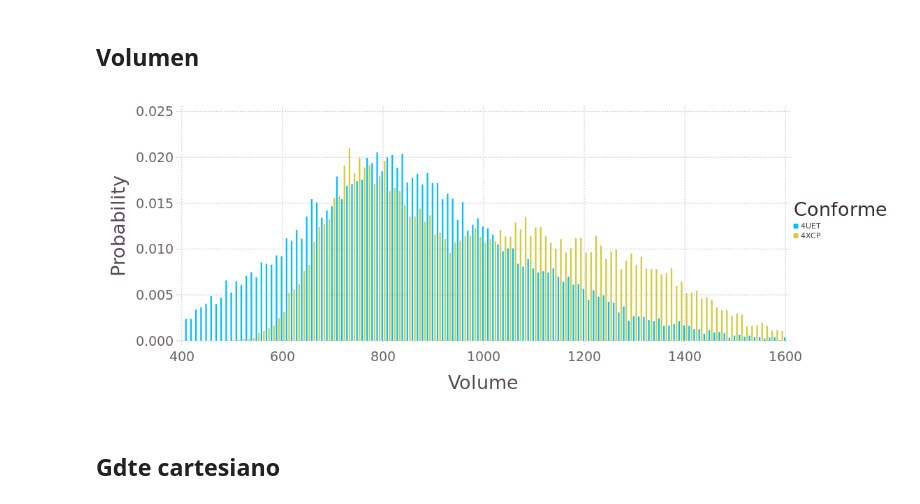
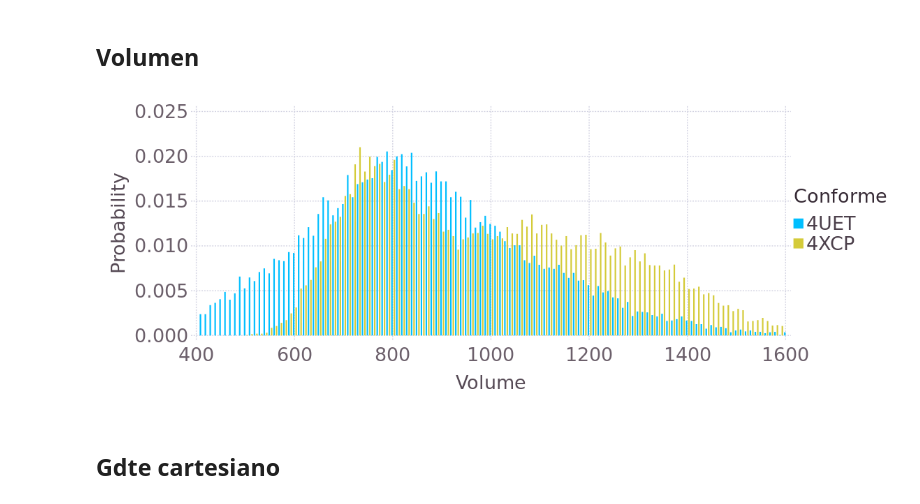
Before and after one commit to pgbarletta/reold_lbp, a Jupyter notebook: src/alfa_analysis.ipynb, the cells around one changed output. Cells and saved outputs as stored; diff of their text form; code cells hidden in the pictures.

```diff
--- a/src/alfa_analysis.ipynb
+++ b/src/alfa_analysis.ipynb
@@ -52,15 +52,16 @@ df_Whis_vol[:Conformer] = repeat(["4UET", "4XCP"], inner = size(df_Whis_vol_4xcp
 # %%
 pdf_Whis_vol = plot(df_Whis_vol, x = "Volume", y = "Probability", color = "Conformer",
     Geom.bar(position=:dodge),
     #Guide.title("Cut"),
     Coord.cartesian(xmin = 400, xmax = 1600, ymax = 0.025),
     #Guide.xlabel("Frecuency (cm<sup>-1</sup>)"), Guide.xticks(ticks=collect(0:50:775)),
     #Guide.ylabel("δV * Probability", orientation=:vertical),
 
     Theme(bar_spacing=2pt, grid_line_width=1pt, Theme(default_color=colorant"DarkBlue"),
-        minor_label_font_size = 14pt, major_label_font_size = 20pt, key_title_font_size = 20pt))
+        minor_label_font_size = 20pt, major_label_font_size = 20pt,
+        key_label_font_size = 20pt, key_title_font_size = 20pt))
 # %% [output]
-[figure, old version]
+[figure, new version]
 # %% [markdown]
 ## Gdte cartesiano
 # %%
```
Also changed, not shown: parts of 1 cell of this notebook, 4 other files.
